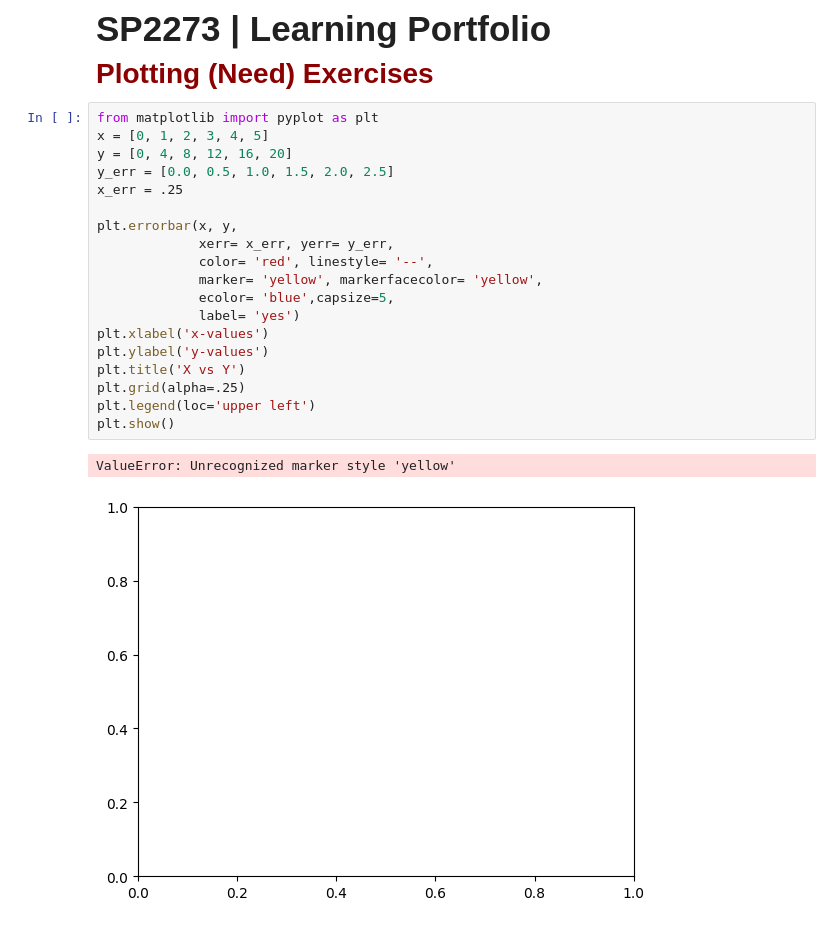
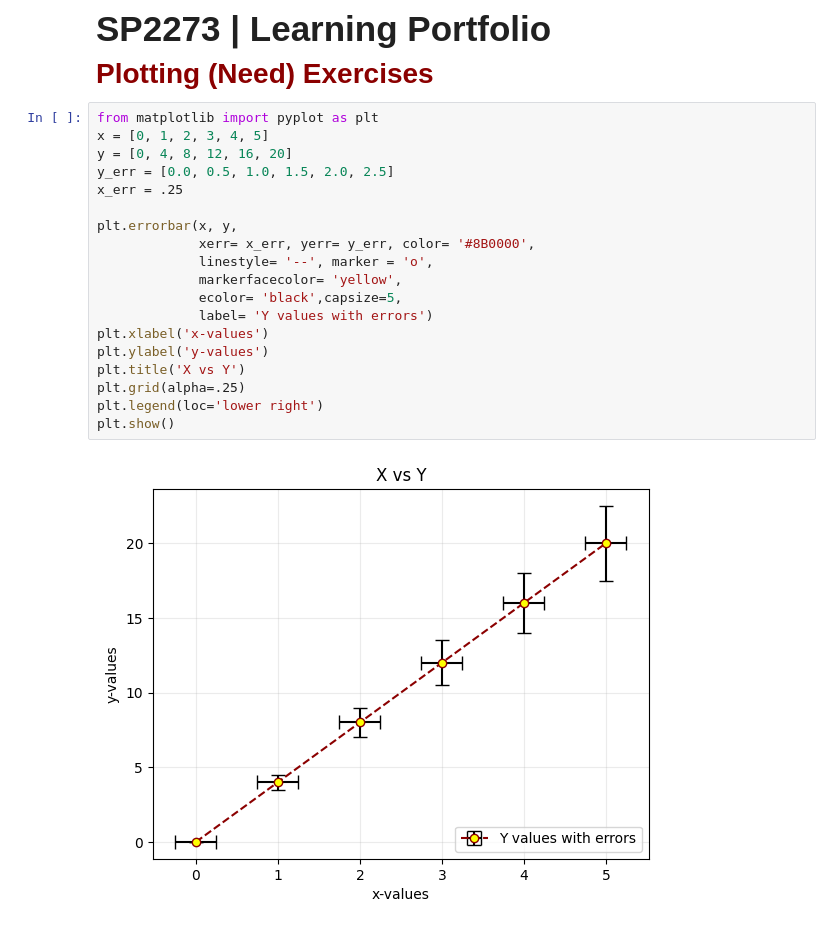
Before and after one commit to SPS-SP2273/learning-portfolio-joannejyyy, a Jupyter notebook: 7.2_plotting__exercises/plotting_(need)_exercises.ipynb, the cells around one changed output. Saved outputs shown, nothing was run; the diff lists cells and outputs as text.

```diff
--- a/7.2_plotting__exercises/plotting_(need)_exercises.ipynb
+++ b/7.2_plotting__exercises/plotting_(need)_exercises.ipynb
@@ -3,22 +3,21 @@
 # %%
 from matplotlib import pyplot as plt
 x = [0, 1, 2, 3, 4, 5]
 y = [0, 4, 8, 12, 16, 20]
 y_err = [0.0, 0.5, 1.0, 1.5, 2.0, 2.5]
 x_err = .25
 
 plt.errorbar(x, y,
-             xerr= x_err, yerr= y_err,
-             color= 'red', linestyle= '--',
-             marker= 'yellow', markerfacecolor= 'yellow',
-             ecolor= 'blue',capsize=5,
-             label= 'yes')
+             xerr= x_err, yerr= y_err, color= '#8B0000',
+             linestyle= '--', marker = 'o',
+             markerfacecolor= 'yellow',
+             ecolor= 'black',capsize=5,
+             label= 'Y values with errors')
 plt.xlabel('x-values')
 plt.ylabel('y-values')
 plt.title('X vs Y')
 plt.grid(alpha=.25)
-plt.legend(loc='upper left')
+plt.legend(loc='lower right')
 plt.show()
 # %% [output]
-ValueError: Unrecognized marker style 'yellow'
-[figure, old version]
+[figure, new version]
```
Also changed, not shown: parts of 3 cells of this notebook, 1 other file.
